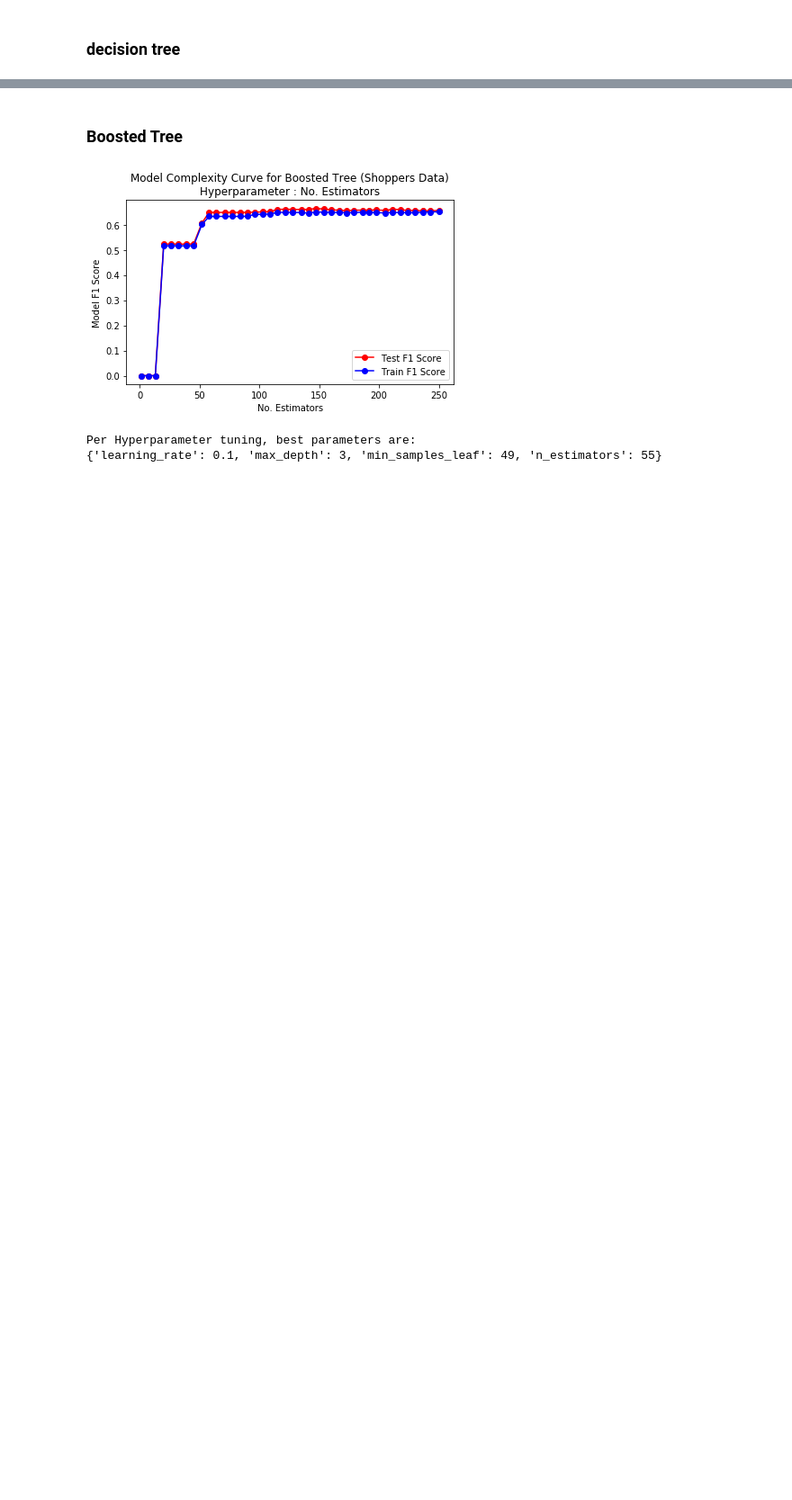
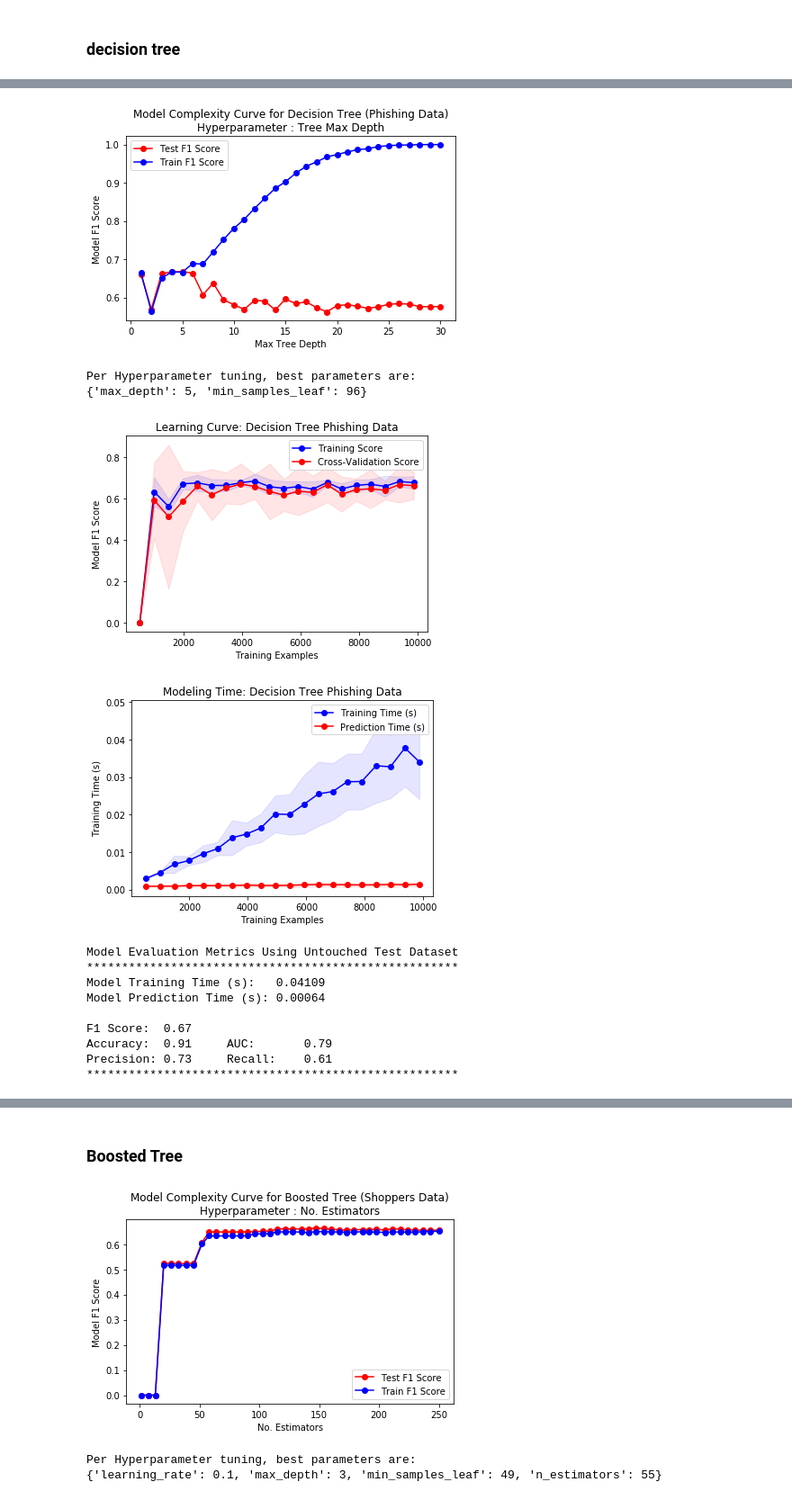
Before and after one commit to ryanym/cs7641, a Jupyter notebook: assignment1/testbench.ipynb, the cells around one changed output, grey strips where cells are left out. Shown at 90% size. Cells and saved outputs as stored; diff of their text form; code cells hidden in the pictures; blank space fills up the shorter version.

```diff
--- a/assignment1/testbench.ipynb
+++ b/assignment1/testbench.ipynb
@@ -357,0 +372,24 @@ Precision: 0.74     Recall:    0.62
+# %%
+hyperTree(X2_train, Y2_train, X2_test, Y2_test,title="Model Complexity Curve for Decision Tree (Phishing Data)\nHyperparameter : Tree Max Depth")
+
+start_leaf_n = round(0.005*len(X2_train))
+end_leaf_n = round(0.05*len(X2_train)) #leaf nodes of size [0.5%, 5% will be tested]
+max_depth, min_samples_leaf = TreeGridSearchCV(start_leaf_n,end_leaf_n,X2_train,Y2_train)
+estimator_phish = DecisionTreeClassifier(max_depth=max_depth, min_samples_leaf=min_samples_leaf, random_state=100, criterion='entropy')
+train_samp_phish, DT_train_score_phish, DT_fit_time_phish, DT_pred_time_phish = plot_learning_curve(estimator_phish, X2_train, Y2_train,title="Decision Tree Phishing Data")
+final_classifier_evaluation(estimator_phish, X2_train, X2_test, Y2_train, Y2_test)
+# %% [output]
+[figure, added]
+Per Hyperparameter tuning, best parameters are:
+{'max_depth': 5, 'min_samples_leaf': 96}
+[figure, added]
+[figure, added]
+Model Evaluation Metrics Using Untouched Test Dataset
+*****************************************************
+Model Training Time (s):   0.04109
+Model Prediction Time (s): 0.00064
+
+F1 Score:  0.67
+Accuracy:  0.91     AUC:       0.79
+Precision: 0.73     Recall:    0.61
+*****************************************************
```
Also changed, not shown: parts of 12 cells of this notebook, 1 other file.
